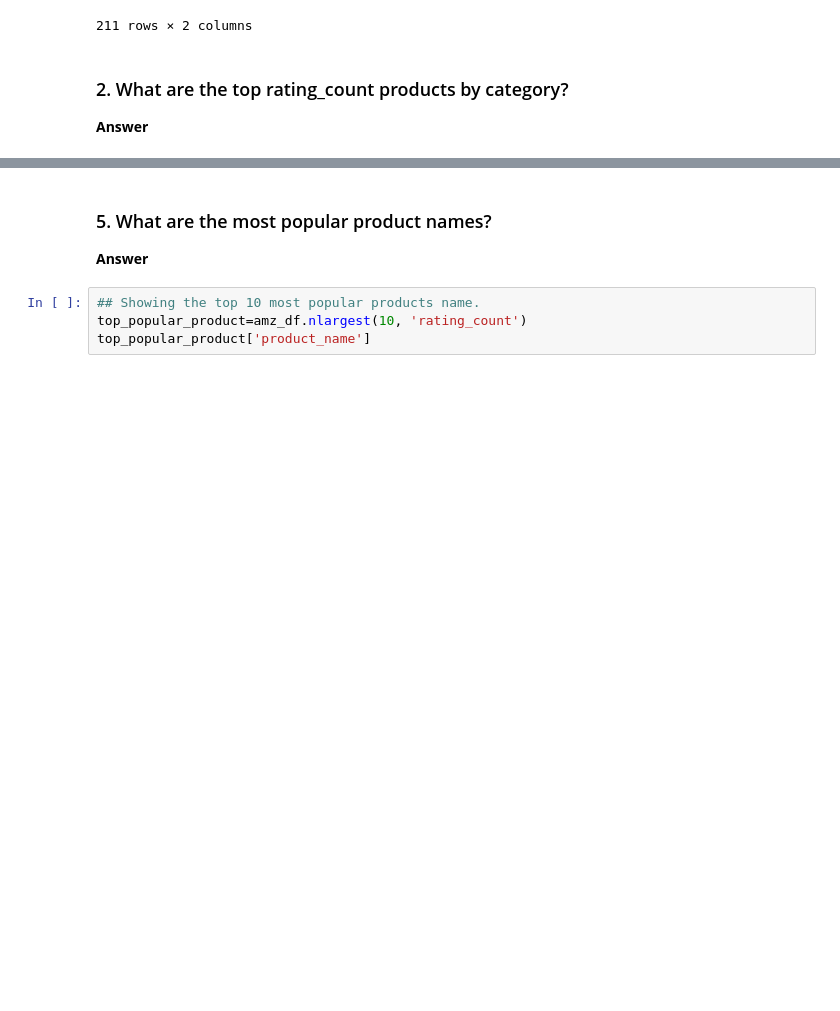
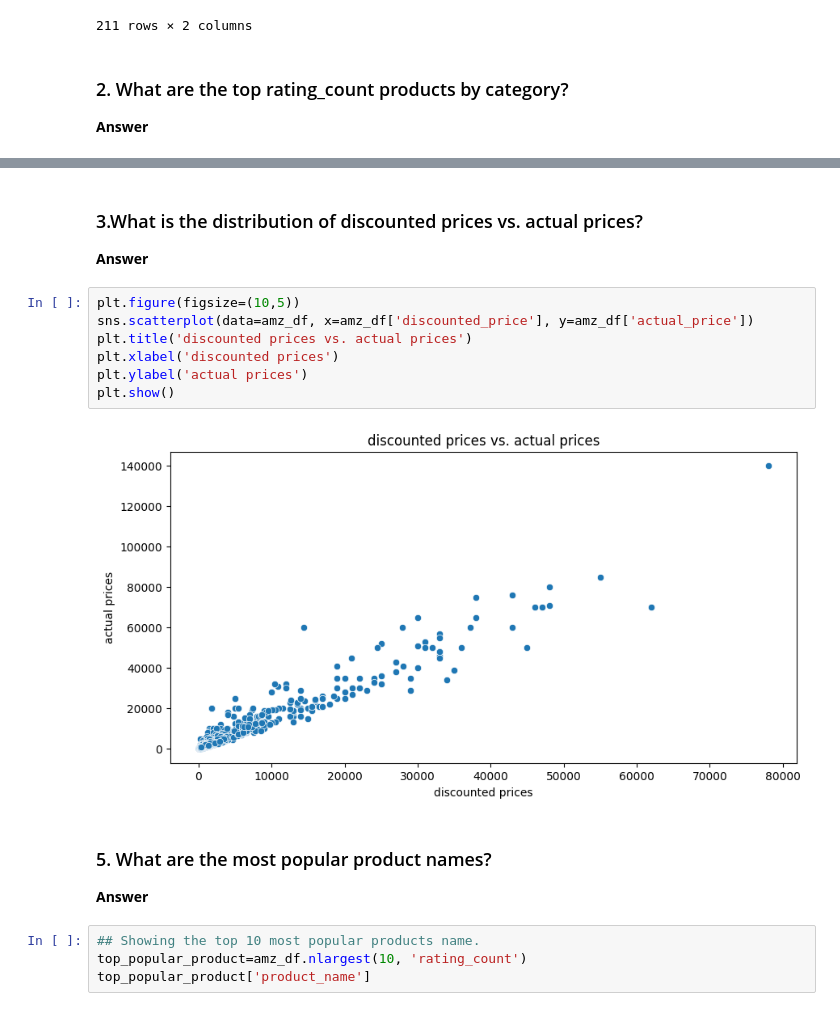
Before and after one commit to AjayKumar095/Data-Science-Masters, a Jupyter notebook: EDA_On_Amazon_Sales_Data_and_Spotify_Data/EDA_Amazon_Sales_Data.ipynb, the cells around one changed output, grey strips where cells are left out. Saved outputs shown, nothing was run; the diff lists cells and outputs as text; blank space fills up the shorter version.

```diff
--- a/EDA_On_Amazon_Sales_Data_and_Spotify_Data/EDA_Amazon_Sales_Data.ipynb
+++ b/EDA_On_Amazon_Sales_Data_and_Spotify_Data/EDA_Amazon_Sales_Data.ipynb
@@ -121,3 +111,15 @@ top_products_by_category
+# %% [markdown]
+<h3>3.What is the distribution of discounted prices vs. actual prices?</h3>
+<p><b>Answer</b></p>
+# %%
+plt.figure(figsize=(10,5))
+sns.scatterplot(data=amz_df, x=amz_df['discounted_price'], y=amz_df['actual_price'])
+plt.title('discounted prices vs. actual prices')
+plt.xlabel('discounted prices')
+plt.ylabel('actual prices')
+plt.show()
+# %% [output]
+[figure, added]
 # %% [markdown]
 <h3>5.  What are the most popular product names?</h3>
 <p><b>Answer</b></p>
```
Also changed, not shown: parts of 6 cells of this notebook, 1 other file.
